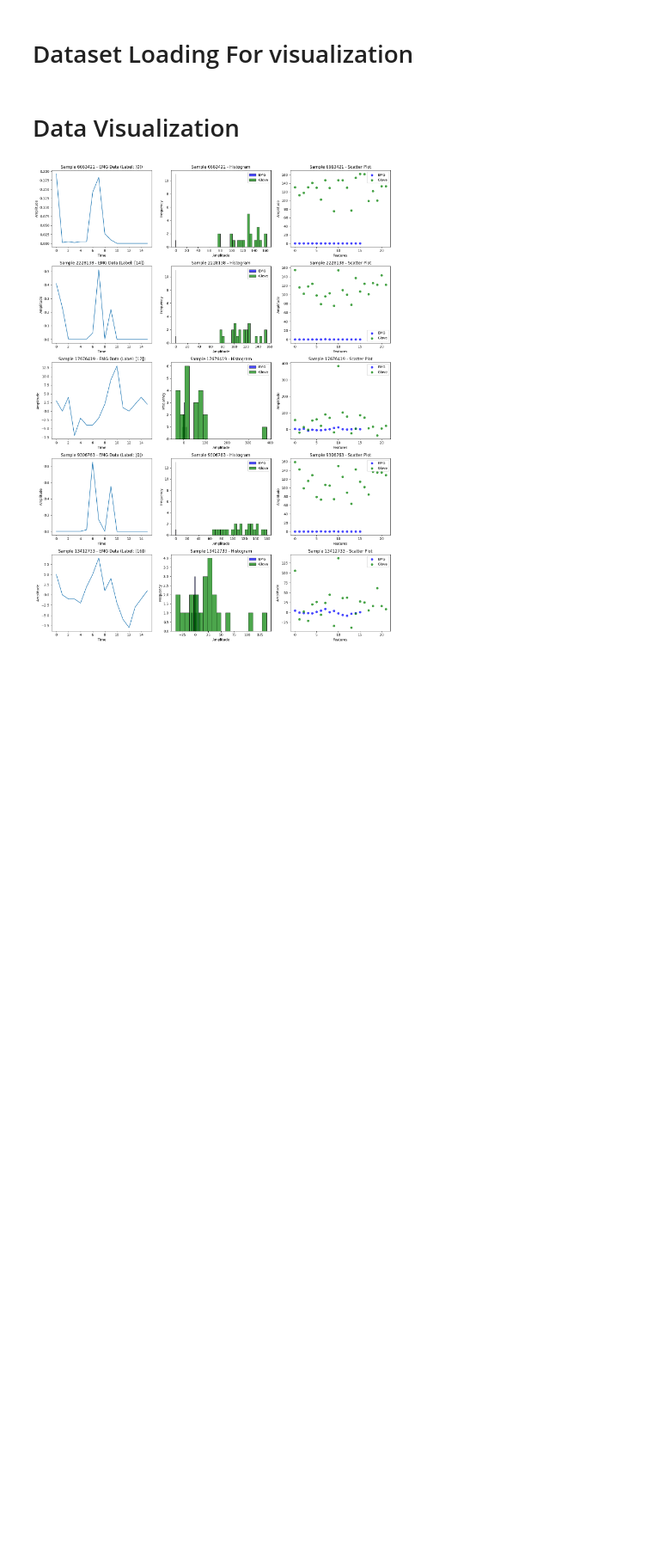
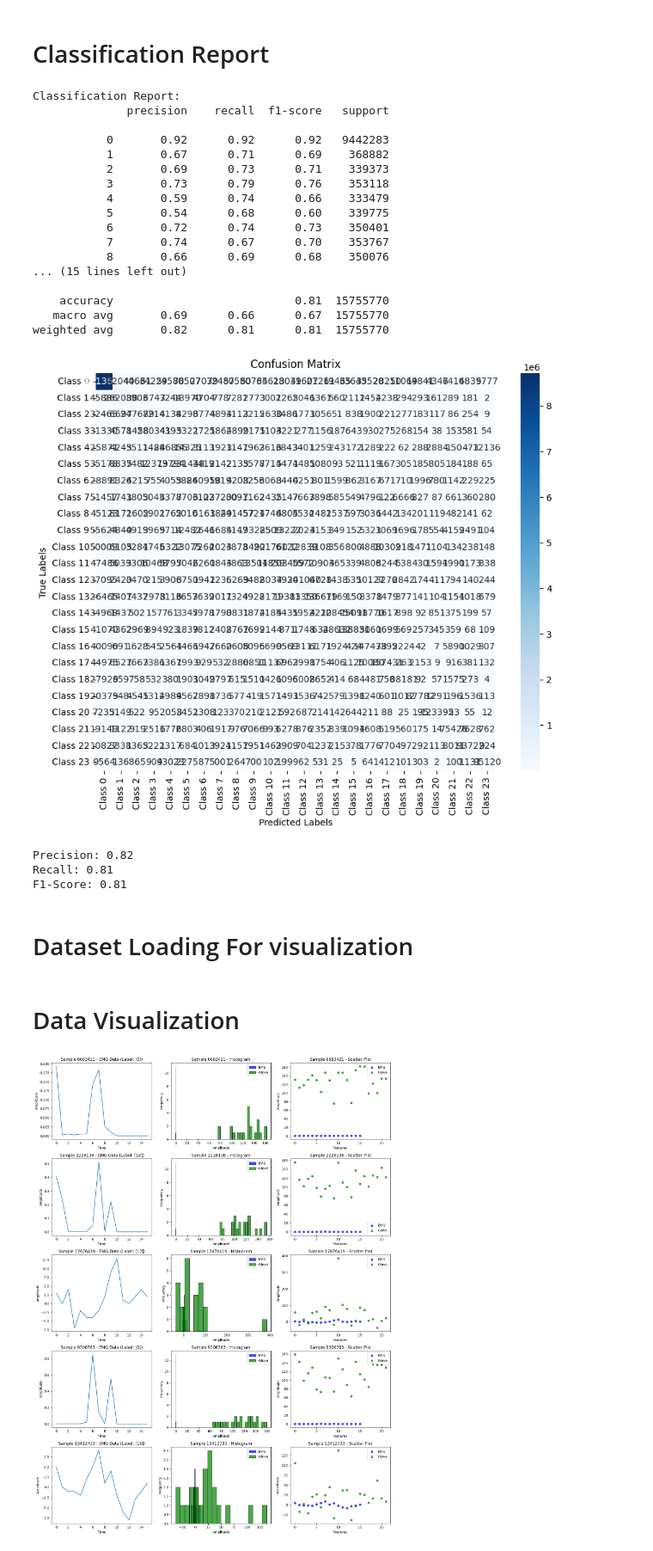
Before and after one commit to Umair-Farooque/Hand-Movement-Prediction-Simulation-Using-Signals-Data-EMG-Signals-, a Jupyter notebook: Main.ipynb, the cells around one changed output. Shown at 86% size. Drawn from its saved outputs; the diff is of its cells as text; code cells hidden in the pictures; blank space fills up the shorter version.

```diff
--- a/Main.ipynb
+++ b/Main.ipynb
@@ -1,3 +349,65 @@
+# %% [markdown]
+# Classification Report
+# %%
+from sklearn.metrics import classification_report, confusion_matrix
+import seaborn as sns
+import matplotlib.pyplot as plt
+
+# Calculate classification report
+report = classification_report(
+    cumulative_labels, cumulative_predictions, output_dict=True, zero_division=0
+)
+print("Classification Report:")
+print(classification_report(cumulative_labels, cumulative_predictions, zero_division=0))
+
+# Calculate and plot confusion matrix
+conf_matrix = confusion_matrix(cumulative_labels, cumulative_predictions)
+
+# Plot confusion matrix using seaborn
+plt.figure(figsize=(10, 8))
+sns.heatmap(
+    conf_matrix,
+    annot=True,
+    fmt="d",
+    cmap="Blues",
+    xticklabels=[f"Class {i}" for i in range(len(conf_matrix))],
+    yticklabels=[f"Class {i}" for i in range(len(conf_matrix))],
+)
+plt.xlabel("Predicted Labels")
+plt.ylabel("True Labels")
+plt.title("Confusion Matrix")
+plt.show()
+
+# If you want to extract specific metrics, you can do:
+precision = report['weighted avg']['precision']
+recall = report['weighted avg']['recall']
+f1_score = report['weighted avg']['f1-score']
+
+print(f"Precision: {precision:.2f}")
+print(f"Recall: {recall:.2f}")
+print(f"F1-Score: {f1_score:.2f}")
+# %% [output]
+Classification Report:
+              precision    recall  f1-score   support
+
+           0       0.92      0.92      0.92   9442283
+           1       0.67      0.71      0.69    368882
+           2       0.69      0.73      0.71    339373
+           3       0.73      0.79      0.76    353118
+           4       0.59      0.74      0.66    333479
+           5       0.54      0.68      0.60    339775
+           6       0.72      0.74      0.73    350401
+           7       0.74      0.67      0.70    353767
+           8       0.66      0.69      0.68    350076
+... (15 lines left out)
+
+    accuracy                           0.81  15755770
+   macro avg       0.69      0.66      0.67  15755770
+weighted avg       0.82      0.81      0.81  15755770
+[figure, added]
+Precision: 0.82
+Recall: 0.81
+F1-Score: 0.81
 # %% [markdown]
 # Dataset Loading For visualization
 # %%
```
Also changed, not shown: parts of 18 cells of this notebook.
